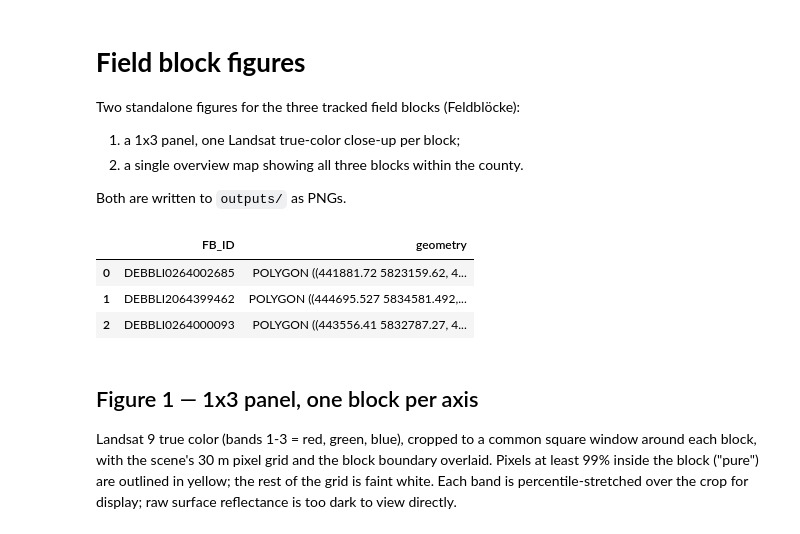
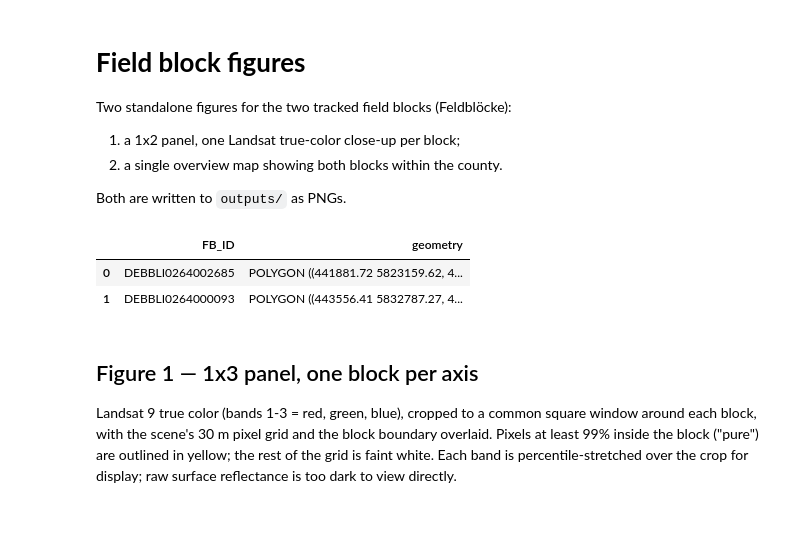
Before and after one commit to Sukanto54cl/farmhealth, a Jupyter notebook: notebooks/blocks_figures.ipynb, the cells around one changed output. Saved outputs shown, nothing was run; the diff lists cells and outputs as text; code cells hidden in the pictures.

```diff
--- a/notebooks/blocks_figures.ipynb
+++ b/notebooks/blocks_figures.ipynb
@@ -1,38 +1,38 @@
 # %% [markdown]
 # **Field block figures**
 
-Two standalone figures for the three tracked field blocks (Feldblöcke):
+Two standalone figures for the two tracked field blocks (Feldblöcke):
 
-1. a 1x3 panel, one Landsat true-color close-up per block;
-2. a single overview map showing all three blocks within the county.
+1. a 1x2 panel, one Landsat true-color close-up per block;
+2. a single overview map showing both blocks within the county.
 
 Both are written to `outputs/` as PNGs.
 # %%
 import sys
 from pathlib import Path
 
 import geopandas as gpd
 import matplotlib.pyplot as plt
 import numpy as np
 import rioxarray
 
 PROJECT_ROOT = Path.cwd().parent if Path.cwd().name == "notebooks" else Path.cwd()
 sys.path.insert(0, str(PROJECT_ROOT))
 
-from src.blocks import load_blocks
+from src.blocks import BLOCK_IDS, load_blocks
 from src.config import Config
 
 config = Config(data_dir=PROJECT_ROOT / "data", out_dir=PROJECT_ROOT / "outputs")
-blocks = load_blocks().to_crs(config.epsg)
+# DEBBLI2064399462 was dropped from the study.
+blocks = load_blocks(block_ids=tuple(b for b in BLOCK_IDS if b != "DEBBLI2064399462")).to_crs(config.epsg)
 
 SCENE_ID = "2025-07-02_LC09_L2SP_193023_20250702_02_T1"
 sr = rioxarray.open_rasterio(config.landsat_dir / f"{SCENE_ID}_sr.tif")
 blocks
 # %% [output]
 |  | FB_ID | geometry |
 | 0 | DEBBLI0264002685 | POLYGON ((441881.72 5823159.62, 4... |
-| 1 | DEBBLI2064399462 | POLYGON ((444695.527 5834581.492,... |
-| 2 | DEBBLI0264000093 | POLYGON ((443556.41 5832787.27, 4... |
+| 1 | DEBBLI0264000093 | POLYGON ((443556.41 5832787.27, 4... |
 # %% [markdown]
 ## Figure 1 — 1x3 panel, one block per axis
 
```
Also changed, not shown: parts of 5 cells of this notebook.
